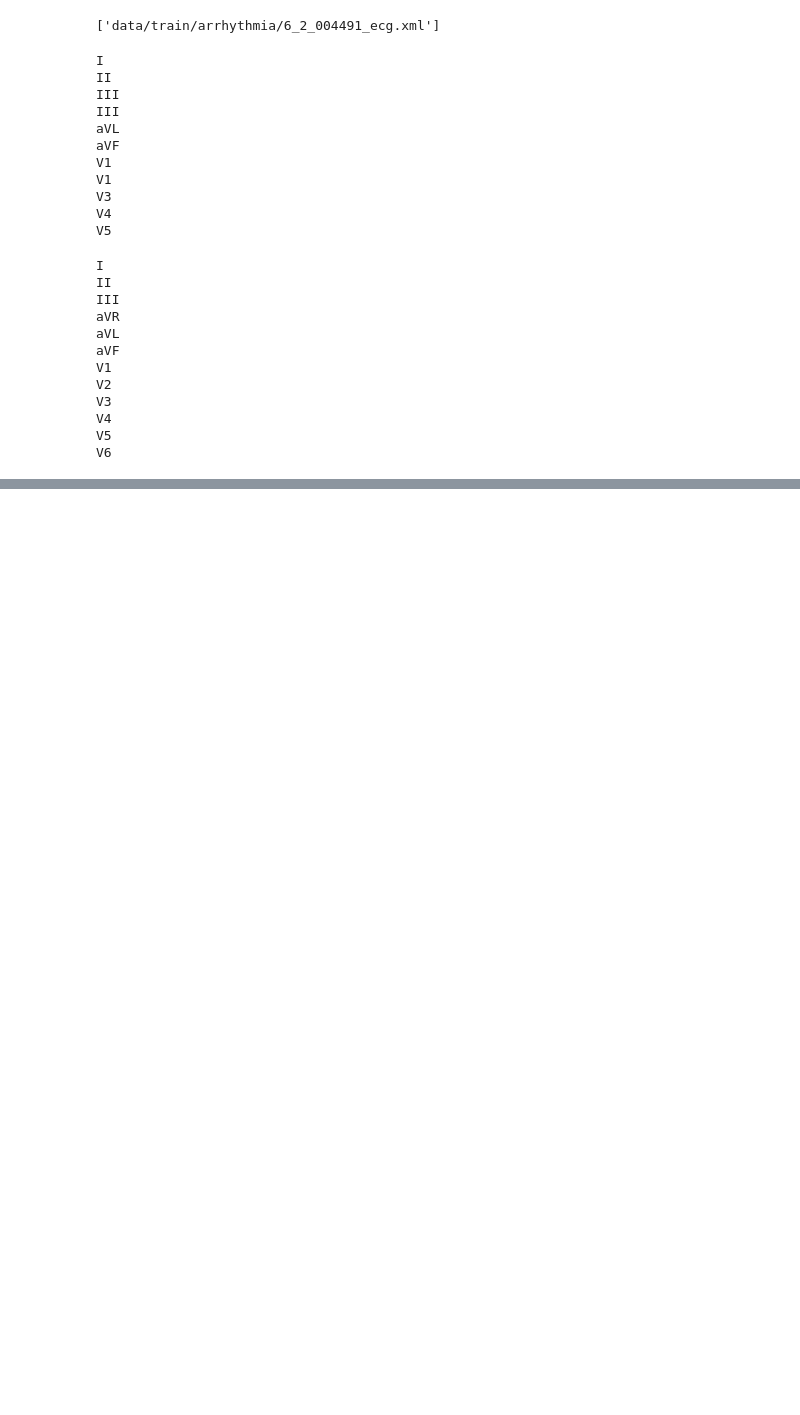
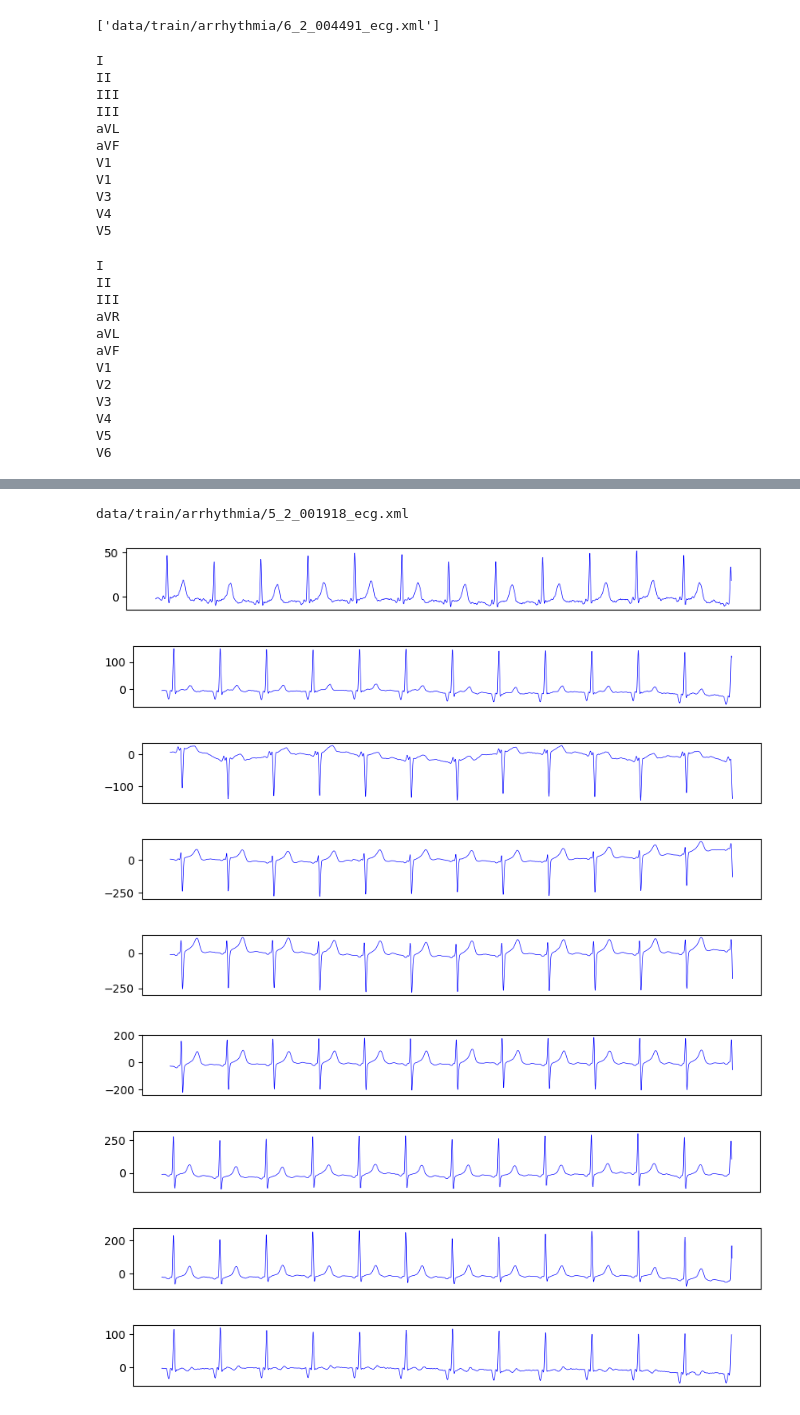
Before and after one commit to suhyeon0123/HDAI, a Jupyter notebook: EDA.ipynb, the cells around one changed output, grey strips where cells are left out. Cells and saved outputs as stored; diff of their text form; code cells hidden in the pictures; blank space fills up the shorter version.

Commit message:
Visualize data structure and draw plot by label

```diff
--- a/EDA.ipynb
+++ b/EDA.ipynb
@@ -769,0 +957,6 @@ V6
+# %%
+print(len(errorData))
+print(errorData[0][0])
+lead_b64  = base64.b64decode(errorData[0][1])
+lead_vals = np.array(array.array('b', lead_b64))
+print(lead_vals)
@@ -769,0 +1020,74 @@ V6
+# %%
+labeledData = []
+for i in range(16):
+    labeledData.append(getDataFromLabel(i))
+# %%
+import matplotlib.pyplot as plt
+
+def view_lead(file):
+    def getLeads(path):
+        with open(path, 'rb') as xml:
+            ECG = xmltodict.parse(xml.read().decode('utf8'))
+
+        augmentLeads = True
+        if path.split('/')[-1][0] == '5':
+            waveforms = ECG['RestingECG']['Waveform'][1]
+        elif path.split('/')[-1][0] == '6':
+            waveforms = ECG['RestingECG']['Waveform']
+            augmentLeads = False
+        else:
+            waveforms = ECG['RestingECG']['Waveform']
+
+        leads = {}
+
+        for lead in waveforms['LeadData']:
+            lead_data = lead['WaveFormData']
+            lead_b64  = base64.b64decode(lead_data)
+            lead_vals = np.array(array.array('h', lead_b64))
+            leads[ lead['LeadID'] ] = lead_vals
+
+        if augmentLeads:
+            leads['III'] = np.subtract(leads['II'], leads['I'])
+            leads['aVR'] = np.add(leads['I'], leads['II'])*(-0.5)
+            leads['aVL'] = np.subtract(leads['I'], 0.5*leads['II'])
+            leads['aVF'] = np.subtract(leads['II'], 0.5*leads['I'])
+
+        return leads
+
+    leads = getLeads(file)
+    print(file)
+
+    size = 5 # window size
+
+    for key, lead in leads.items():
+        amplitude = []
+
+#         for i in range(0, len(lead), 5):
+#             amplitude[i+1:i+5] = (amplitude[i]+amplitude[min(len(lead)-1, i+5)])/2
+
+        ## Smoothing (Moving Average)
+        for i in range(size, len(lead)-size):
+            window = lead[i-size:i+size+1]
+            amplitude.append(sum(window)/len(window))
+        time = np.arange(0, len(amplitude))
+
+        plt.figure(num=1, dpi=100, facecolor='white', figsize=(10,1), linewidth=5.0)
+        plt.plot(time, amplitude, color='blue', linewidth=0.5)
+
+        ax = plt.gca()
+        ax.axes.xaxis.set_visible(False)
+        plt.show()
+
+
+view_lead(labeledData[15][16])
+# %% [output]
+data/train/arrhythmia/5_2_001918_ecg.xml
+[figure, added]
+[figure, added]
+[figure, added]
+[figure, added]
+[figure, added]
+[figure, added]
+[figure, added]
+[figure, added]
+[figure, added]
```
Also changed, not shown: parts of 12 cells of this notebook, 2 other files.
